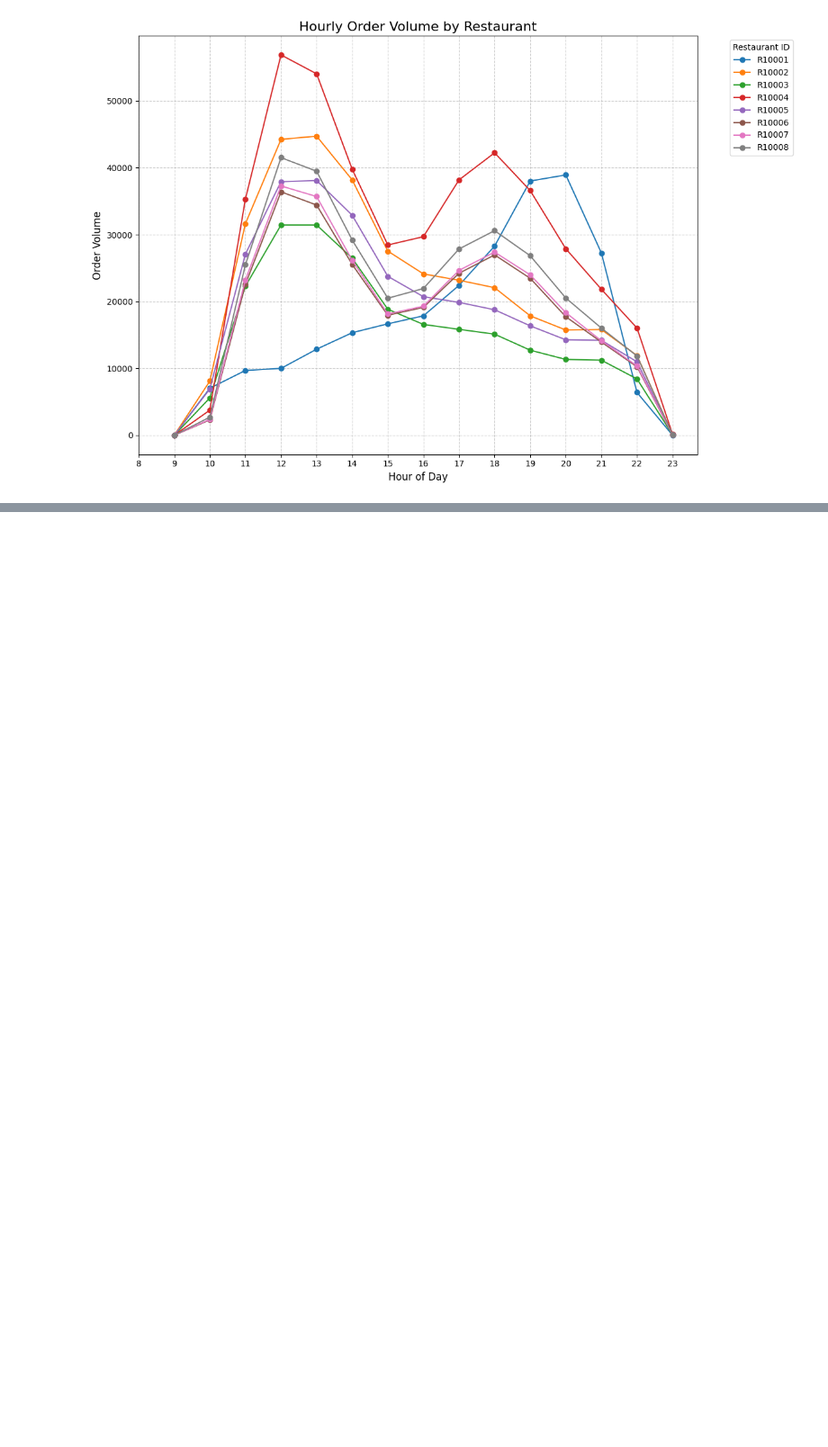
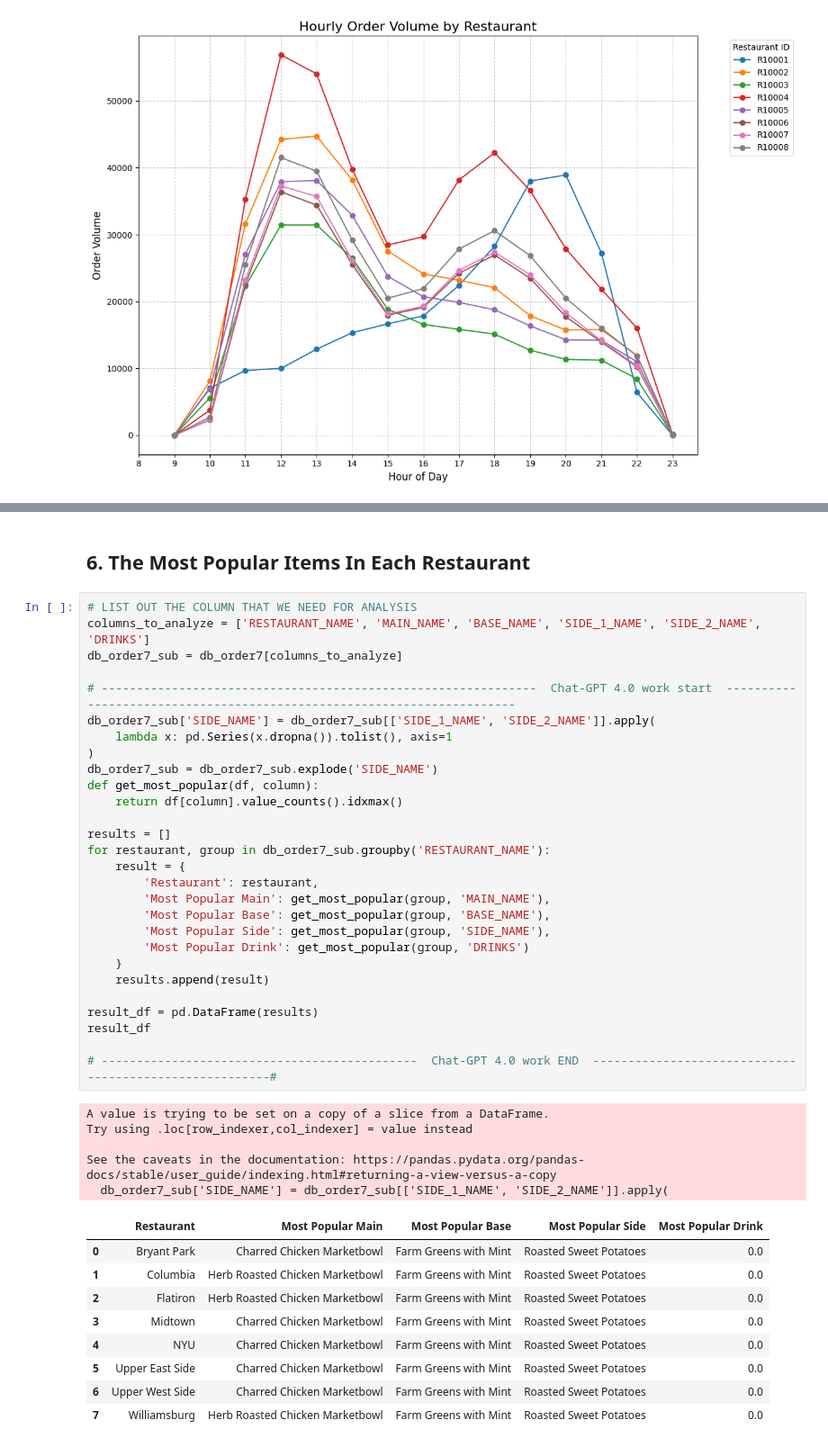
Before and after one commit to HarryYang1008/A2_python, a Jupyter notebook: analysis.ipynb, the cells around one changed output, grey strips where cells are left out. Shown at 90% size. Drawn from its saved outputs; the diff is of its cells as text; blank space fills up the shorter version.

```diff
--- a/analysis.ipynb
+++ b/analysis.ipynb
@@ -229,0 +270,45 @@ for i, restaurant in enumerate(restaurants):
+# %% [markdown]
+## 6. The Most Popular Items In Each Restaurant
+# %%
+# LIST OUT THE COLUMN THAT WE NEED FOR ANALYSIS
+columns_to_analyze = ['RESTAURANT_NAME', 'MAIN_NAME', 'BASE_NAME', 'SIDE_1_NAME', 'SIDE_2_NAME', 'DRINKS']
+db_order7_sub = db_order7[columns_to_analyze]
+
+# --------------------------------------------------------------  Chat-GPT 4.0 work start  -----------------------------------------------------------------------
+db_order7_sub['SIDE_NAME'] = db_order7_sub[['SIDE_1_NAME', 'SIDE_2_NAME']].apply(
+    lambda x: pd.Series(x.dropna()).tolist(), axis=1
+)
+db_order7_sub = db_order7_sub.explode('SIDE_NAME')
+def get_most_popular(df, column):
+    return df[column].value_counts().idxmax()
+
+results = []
+for restaurant, group in db_order7_sub.groupby('RESTAURANT_NAME'):
+    result = {
+        'Restaurant': restaurant,
+        'Most Popular Main': get_most_popular(group, 'MAIN_NAME'),
+        'Most Popular Base': get_most_popular(group, 'BASE_NAME'),
+        'Most Popular Side': get_most_popular(group, 'SIDE_NAME'),
+        'Most Popular Drink': get_most_popular(group, 'DRINKS')
+    }
+    results.append(result)
+
+result_df = pd.DataFrame(results)
+result_df
+
+# ---------------------------------------------  Chat-GPT 4.0 work END  -------------------------------------------------------#
+# %% [output]
+A value is trying to be set on a copy of a slice from a DataFrame.
+Try using .loc[row_indexer,col_indexer] = value instead
+
+See the caveats in the documentation: https://pandas.pydata.org/pandas-docs/stable/user_guide/indexing.html#returning-a-view-versus-a-copy
+  db_order7_sub['SIDE_NAME'] = db_order7_sub[['SIDE_1_NAME', 'SIDE_2_NAME']].apply(
+|  | Restaurant | Most Popular Main | Most Popular Base | Most Popular Side | Most Popular Drink |
+| 0 | Bryant Park | Charred Chicken Marketbowl | Farm Greens with Mint | Roasted Sweet Potatoes | 0.0 |
+| 1 | Columbia | Herb Roasted Chicken Marketbowl | Farm Greens with Mint | Roasted Sweet Potatoes | 0.0 |
+| 2 | Flatiron | Herb Roasted Chicken Marketbowl | Farm Greens with Mint | Roasted Sweet Potatoes | 0.0 |
+| 3 | Midtown | Charred Chicken Marketbowl | Farm Greens with Mint | Roasted Sweet Potatoes | 0.0 |
+| 4 | NYU | Charred Chicken Marketbowl | Farm Greens with Mint | Roasted Sweet Potatoes | 0.0 |
+| 5 | Upper East Side | Charred Chicken Marketbowl | Farm Greens with Mint | Roasted Sweet Potatoes | 0.0 |
+| 6 | Upper West Side | Charred Chicken Marketbowl | Farm Greens with Mint | Roasted Sweet Potatoes | 0.0 |
+| 7 | Williamsburg | Herb Roasted Chicken Marketbowl | Farm Greens with Mint | Roasted Sweet Potatoes | 0.0 |
```
Also changed, not shown: parts of 5 cells of this notebook.
